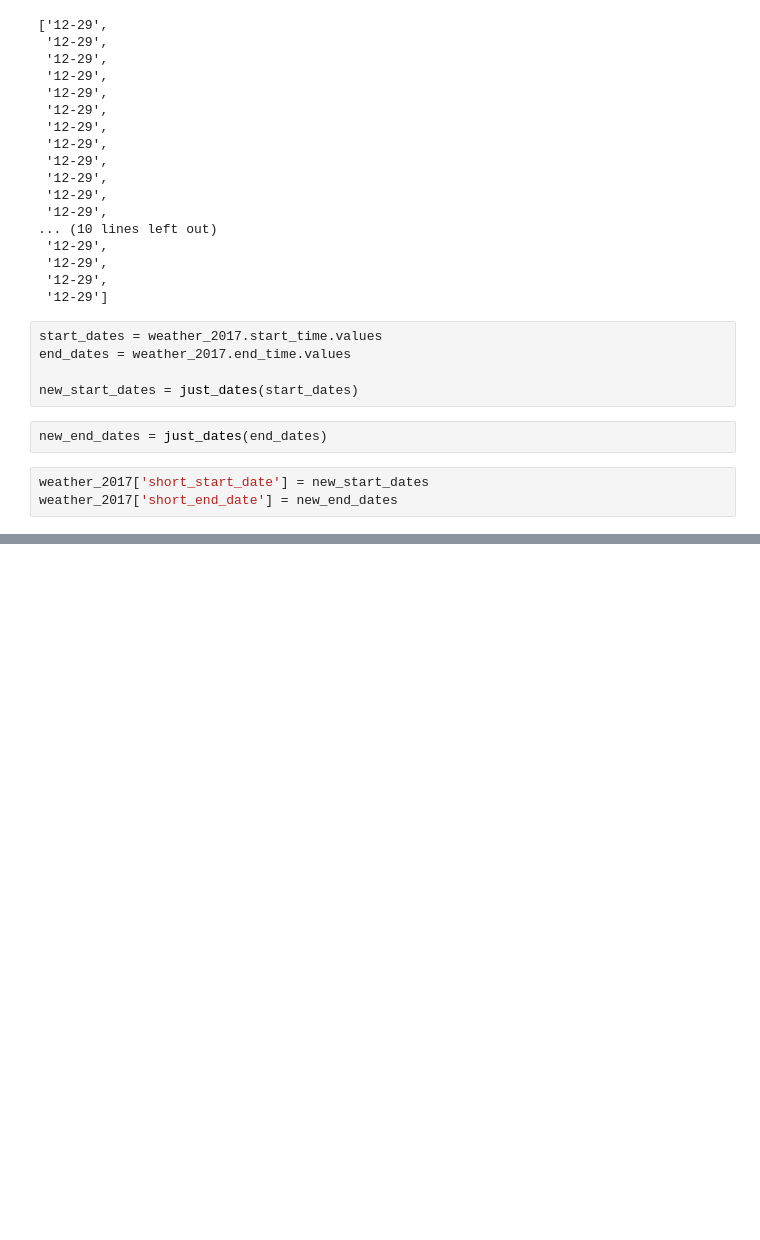
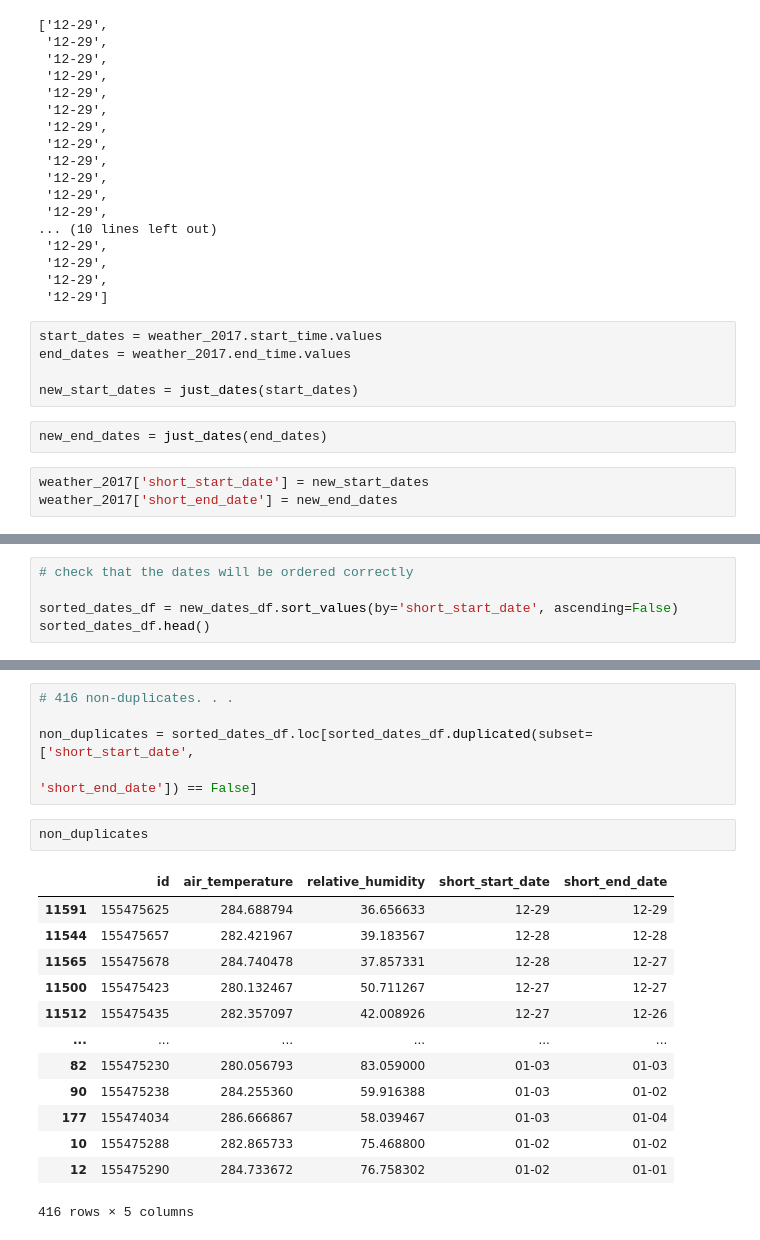
Before and after one commit to genophenoenvo/terraref-datasets, a Jupyter notebook: notebooks/season_4_weather.ipynb, the cells around one changed output, grey strips where cells are left out. Drawn from its saved outputs; the diff is of its cells as text; blank space fills up the shorter version.

Commit message:
working on the entries with different start and end dates

```diff
--- a/notebooks/season_4_weather.ipynb
+++ b/notebooks/season_4_weather.ipynb
@@ -212,0 +222,5 @@ new_dates_df.head()
+# %%
+# check that the dates will be ordered correctly
+
+sorted_dates_df = new_dates_df.sort_values(by='short_start_date', ascending=False)
+sorted_dates_df.head()
@@ -212,0 +253,21 @@ new_dates_df.head()
+# %%
+# 416 non-duplicates. . .
+
+non_duplicates = sorted_dates_df.loc[sorted_dates_df.duplicated(subset=['short_start_date',
+                                                                       'short_end_date']) == False]
+# %%
+non_duplicates
+# %% [output]
+|  | id | air_temperature | relative_humidity | short_start_date | short_end_date |
+| 11591 | 155475625 | 284.688794 | 36.656633 | 12-29 | 12-29 |
+| 11544 | 155475657 | 282.421967 | 39.183567 | 12-28 | 12-28 |
+| 11565 | 155475678 | 284.740478 | 37.857331 | 12-28 | 12-27 |
+| 11500 | 155475423 | 280.132467 | 50.711267 | 12-27 | 12-27 |
+| 11512 | 155475435 | 282.357097 | 42.008926 | 12-27 | 12-26 |
+| ... | ... | ... | ... | ... | ... |
+| 82 | 155475230 | 280.056793 | 83.059000 | 01-03 | 01-03 |
+| 90 | 155475238 | 284.255360 | 59.916388 | 01-03 | 01-02 |
+| 177 | 155474034 | 286.666867 | 58.039467 | 01-03 | 01-04 |
+| 10 | 155475288 | 282.865733 | 75.468800 | 01-02 | 01-02 |
+| 12 | 155475290 | 284.733672 | 76.758302 | 01-02 | 01-01 |
+416 rows × 5 columns
```
Also changed, not shown: parts of 8 cells of this notebook.
